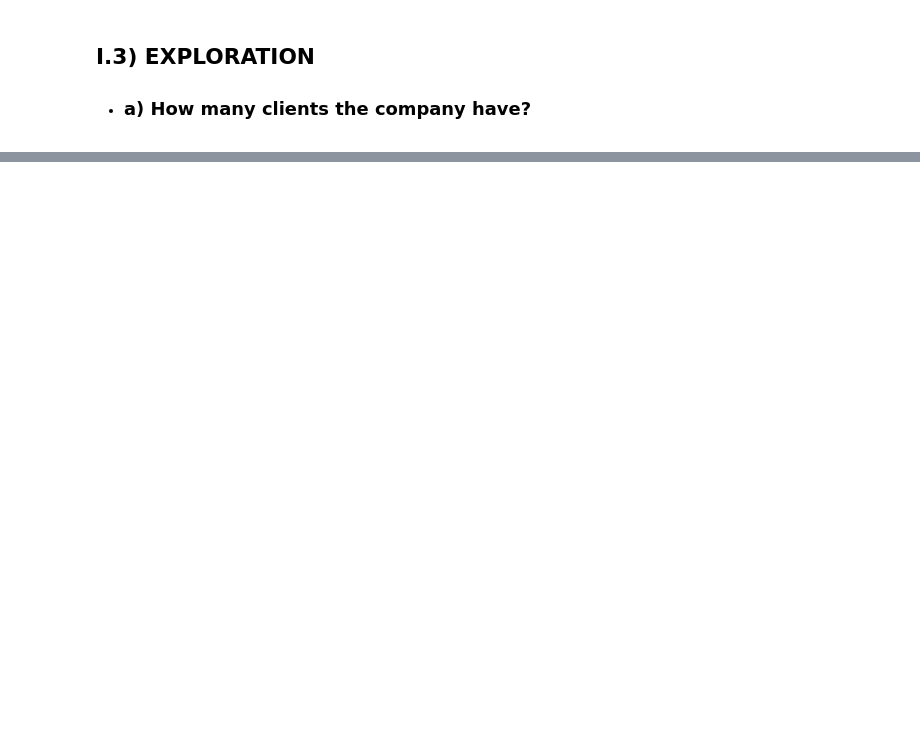
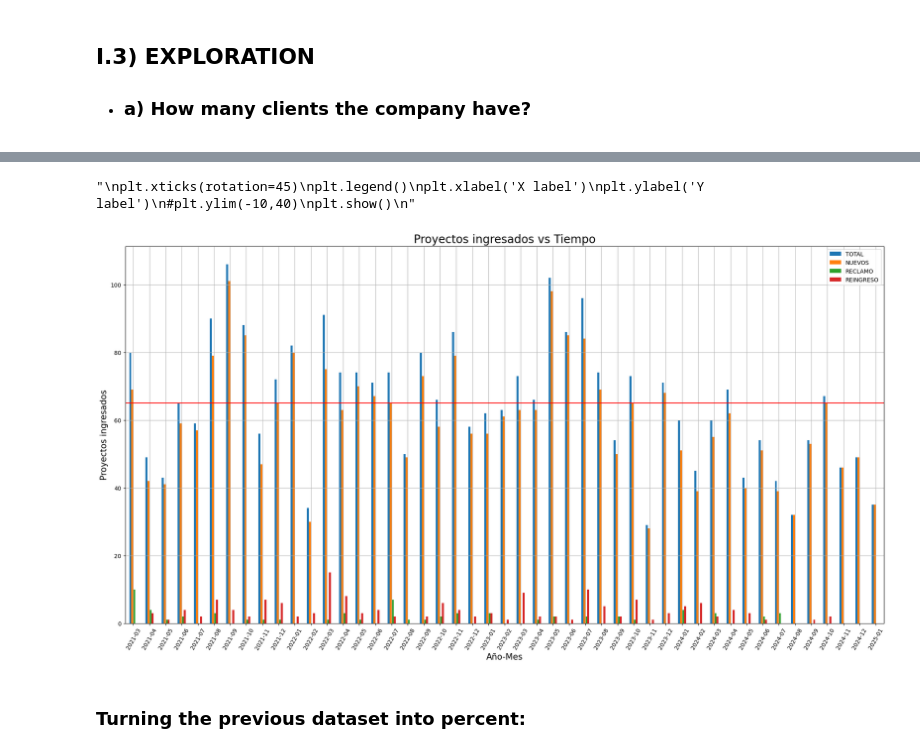
Before and after one commit to AutoMataX/ARG001_MechanicalWorkshop, a Jupyter notebook: EDA.ipynb, the cells around one changed output, grey strips where cells are left out. Drawn from its saved outputs; the diff is of its cells as text; code cells hidden in the pictures; blank space fills up the shorter version.

```diff
--- a/EDA.ipynb
+++ b/EDA.ipynb
@@ -143,0 +114,22 @@ test
+# %%
+# TOTAL of projects
+df_pj_tot = df['año y mes'].value_counts() # This returns a Series
+df_pj_tot = df_pj_tot.sort_index()
+df_pj_tot = df_pj_tot.to_frame(name='TOTAL') # This turns the series into a pandas dataframe
+#df_pj_total
+# %%
+# Projects that are NEW
+df_pj_new = df[df['Tipo de ingreso'] == 'NUEVO']['año y mes'].value_counts() #df['año y mes'].value_counts() # This returns a Series
+df_pj_new = df_pj_new.sort_index()
+df_pj_new = df_pj_new.to_frame(name='NUEVOS') # This turns the series into a pandas dataframe
+#df_pj_new
+# %%
+# Projects that are COMPLAINS
+df_pj_com = df[df['Tipo de ingreso'] == 'RECLAMO']['año y mes'].value_counts() #df['año y mes'].value_counts() # This returns a Series
+df_pj_com = df_pj_com.sort_index()
+df_pj_com = df_pj_com.to_frame(name='RECLAMO') # This turns the series into a pandas dataframe
+
+# Projects that are RE-ENTER:
+df_pj_ree = df[df['Tipo de ingreso'] == 'REINGRESO']['año y mes'].value_counts() #df['año y mes'].value_counts() # This returns a Series
+df_pj_ree = df_pj_ree.sort_index()
+df_pj_ree = df_pj_ree.to_frame(name='REINGRESO') # This turns the series into a pandas dataframe
@@ -143,0 +142,4 @@ test
+# %%
+df_pj = pd.concat([df_pj_tot, df_pj_new, df_pj_com, df_pj_ree], axis=1)
+df_pj = df_pj.fillna(0)
+df_pj.describe()
@@ -143,0 +156,24 @@ test
+# %%
+# Plotting the results -----------
+df_pj.plot(figsize = (24,12), kind = 'bar', grid = True, rot = 60)
+plt.xlabel('Año-Mes', size = 15)
+plt.ylabel('Proyectos ingresados', size = 15)
+plt.title('Proyectos ingresados vs Tiempo', size = 20)
+
+# Horizontal line
+yline = round(df_pj['TOTAL'].mean(), 0)
+plt.axhline(y=yline, color='r', linestyle='-')
+
+'''
+plt.xticks(rotation=45)
+plt.legend()
+plt.xlabel('X label')
+plt.ylabel('Y label')
+#plt.ylim(-10,40)
+plt.show()
+'''
+# %% [output]
+"\nplt.xticks(rotation=45)\nplt.legend()\nplt.xlabel('X label')\nplt.ylabel('Y label')\n#plt.ylim(-10,40)\nplt.show()\n"
+[figure, added]
+# %% [markdown]
+### Turning the previous dataset into percent:
```
Also changed, not shown: parts of 15 cells of this notebook, 1 other file.
